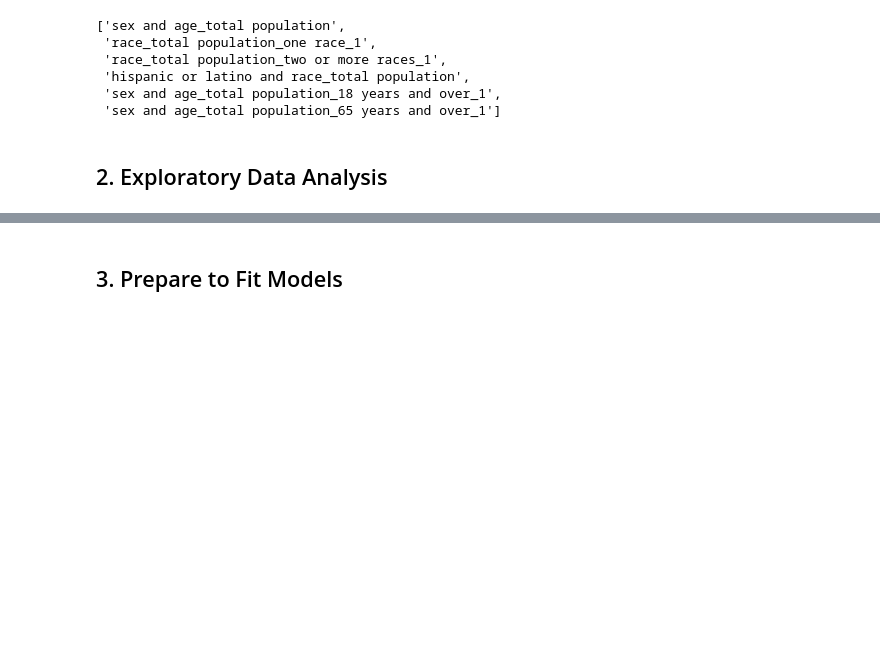
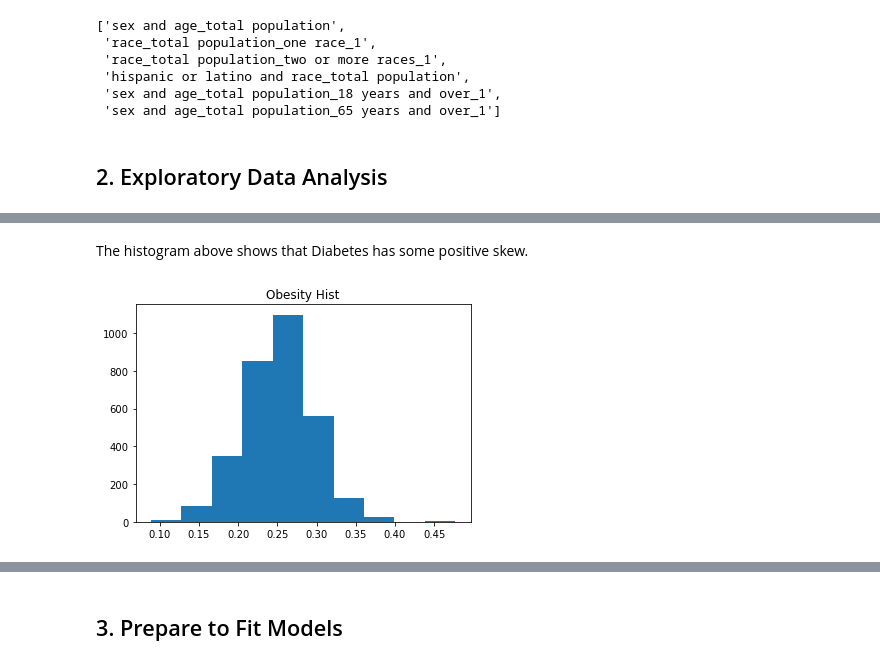
Before and after one commit to NoahBender/CSS-Project-2-Team-3-Fall-2022, a Jupyter notebook: Project 2 Students.ipynb, the cells around one changed output, grey strips where cells are left out. Saved outputs shown, nothing was run; the diff lists cells and outputs as text; code cells hidden in the pictures; blank space fills up the shorter version.

```diff
--- a/Project 2 Students.ipynb
+++ b/Project 2 Students.ipynb
@@ -206,0 +205,8 @@ plt.show()
+# %% [markdown]
+The histogram above shows that Diabetes has some positive skew.
+# %%
+plt.hist(diabetes['Obesity_Number'])
+plt.title('Obesity Hist')
+plt.show()
+# %% [output]
+[figure, added]
```
Also changed, not shown: parts of 12 cells of this notebook.
